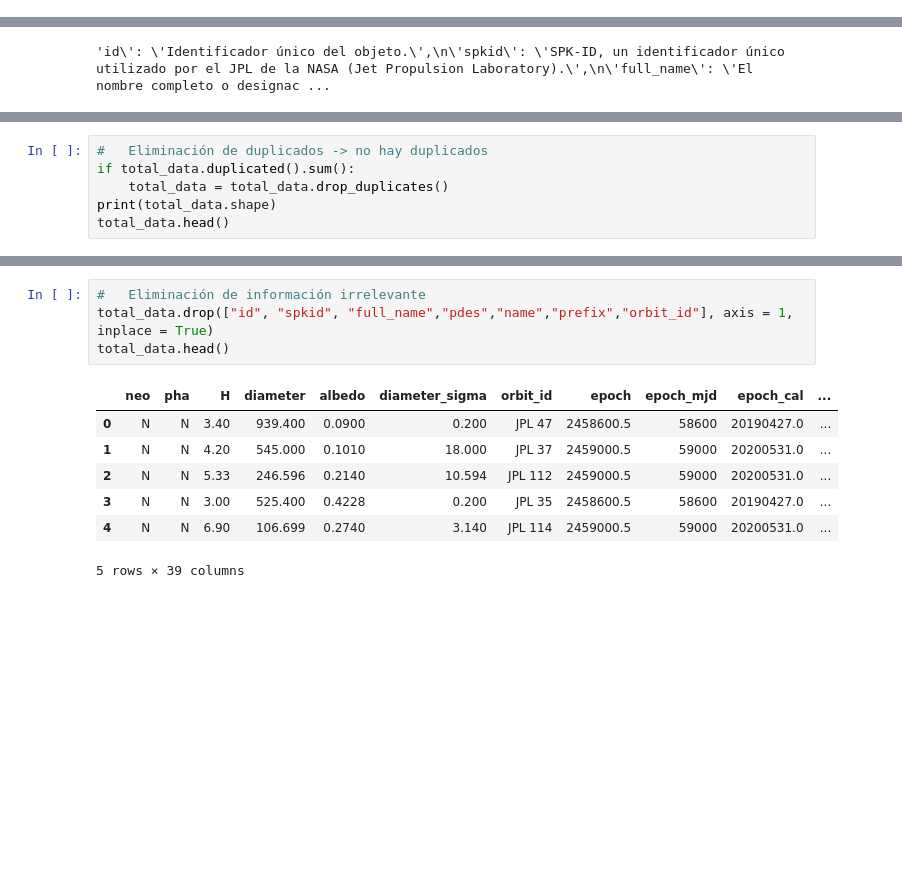
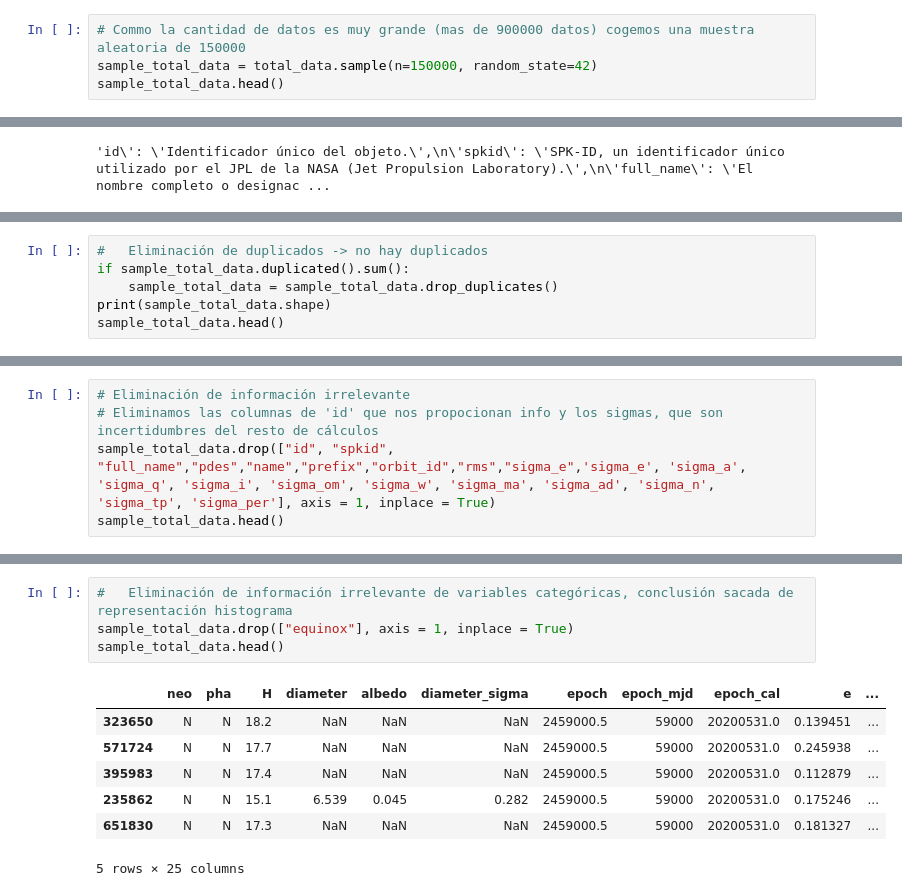
Before and after one commit to PazReumante/asteroid_prediction, a Jupyter notebook: explore_Ferreras.ipynb, the cells around one changed output, grey strips where cells are left out. Drawn from its saved outputs; the diff is of its cells as text; blank space fills up the shorter version.

```diff
--- a/explore_Ferreras.ipynb
+++ b/explore_Ferreras.ipynb
@@ -31,0 +21,4 @@ total_data.head(20)
+# %%
+# Commo la cantidad de datos es muy grande (mas de 900000 datos) cogemos una muestra aleatoria de 150000
+sample_total_data = total_data.sample(n=150000, random_state=42)
+sample_total_data.head()
@@ -107,7 +111,7 @@ memory usage: 329.1+ MB
 # %%
 #   Eliminación de duplicados -> no hay duplicados
-if total_data.duplicated().sum():
-    total_data = total_data.drop_duplicates()
-print(total_data.shape)
-total_data.head()
+if sample_total_data.duplicated().sum():
+    sample_total_data = sample_total_data.drop_duplicates()
+print(sample_total_data.shape)
+sample_total_data.head()
 # %% [output]
@@ -121 +125,6 @@ total_data.head()
 5 rows × 45 columns
+# %%
+# Eliminación de información irrelevante
+# Eliminamos las columnas de 'id' que nos propocionan info y los sigmas, que son incertidumbres del resto de cálculos
+sample_total_data.drop(["id", "spkid", "full_name","pdes","name","prefix","orbit_id","rms","sigma_e",'sigma_e', 'sigma_a', 'sigma_q', 'sigma_i', 'sigma_om', 'sigma_w', 'sigma_ma', 'sigma_ad', 'sigma_n', 'sigma_tp', 'sigma_per'], axis = 1, inplace = True)
+sample_total_data.head()
@@ -122,12 +195,12 @@ total_data.head()
 # %%
-#   Eliminación de información irrelevante
-total_data.drop(["id", "spkid", "full_name","pdes","name","prefix","orbit_id"], axis = 1, inplace = True)
-total_data.head()
+#   Eliminación de información irrelevante de variables categóricas, conclusión sacada de representación histograma
+sample_total_data.drop(["equinox"], axis = 1, inplace = True)
+sample_total_data.head()
 # %% [output]
-|  | neo | pha | H | diameter | albedo | diameter_sigma | orbit_id | epoch | epoch_mjd | epoch_cal | ... |
-| 0 | N | N | 3.40 | 939.400 | 0.0900 | 0.200 | JPL 47 | 2458600.5 | 58600 | 20190427.0 | ... |
-| 1 | N | N | 4.20 | 545.000 | 0.1010 | 18.000 | JPL 37 | 2459000.5 | 59000 | 20200531.0 | ... |
-| 2 | N | N | 5.33 | 246.596 | 0.2140 | 10.594 | JPL 112 | 2459000.5 | 59000 | 20200531.0 | ... |
-| 3 | N | N | 3.00 | 525.400 | 0.4228 | 0.200 | JPL 35 | 2458600.5 | 58600 | 20190427.0 | ... |
-| 4 | N | N | 6.90 | 106.699 | 0.2740 | 3.140 | JPL 114 | 2459000.5 | 59000 | 20200531.0 | ... |
+|  | neo | pha | H | diameter | albedo | diameter_sigma | epoch | epoch_mjd | epoch_cal | e | ... |
+| 323650 | N | N | 18.2 | NaN | NaN | NaN | 2459000.5 | 59000 | 20200531.0 | 0.139451 | ... |
+| 571724 | N | N | 17.7 | NaN | NaN | NaN | 2459000.5 | 59000 | 20200531.0 | 0.245938 | ... |
+| 395983 | N | N | 17.4 | NaN | NaN | NaN | 2459000.5 | 59000 | 20200531.0 | 0.112879 | ... |
+| 235862 | N | N | 15.1 | 6.539 | 0.045 | 0.282 | 2459000.5 | 59000 | 20200531.0 | 0.175246 | ... |
+| 651830 | N | N | 17.3 | NaN | NaN | NaN | 2459000.5 | 59000 | 20200531.0 | 0.181327 | ... |
-5 rows × 39 columns
+5 rows × 25 columns
```
Also changed, not shown: parts of 24 cells of this notebook.
